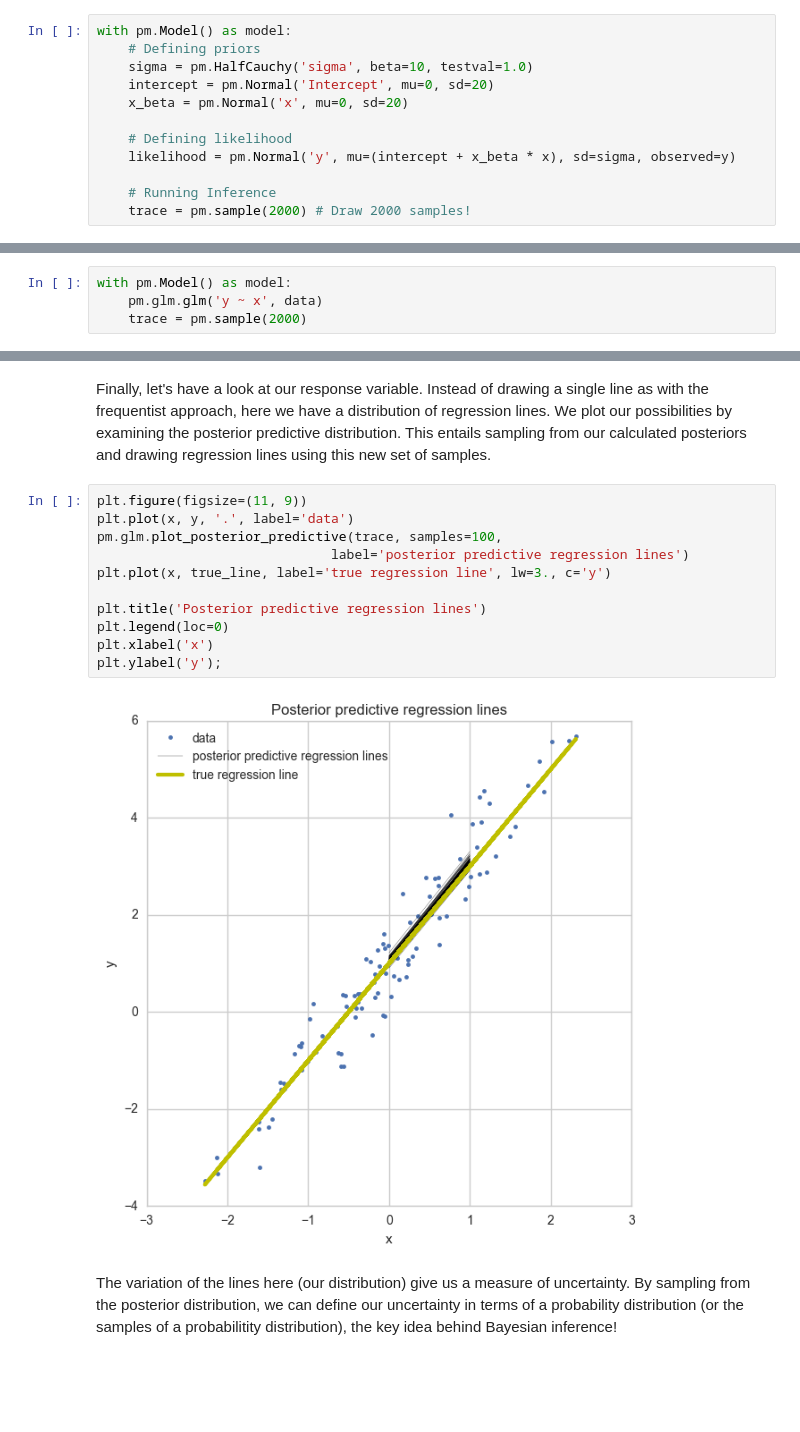
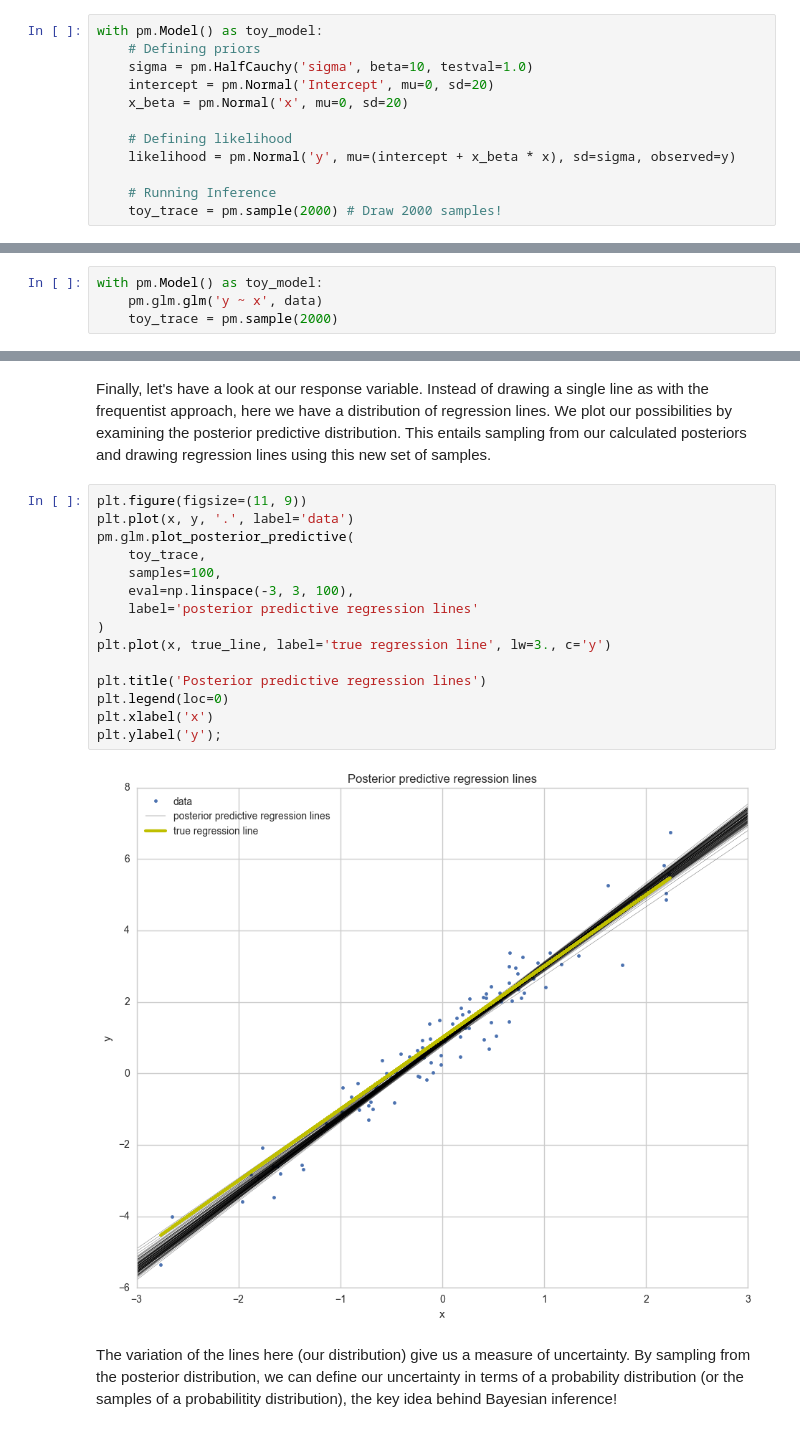
Before and after one commit to pydata/pydata-cookbook, a Jupyter notebook: papers/maxwell_margenot/bayesian_linear_regression.ipynb, the cells around one changed output, grey strips where cells are left out. Cells and saved outputs as stored; diff of their text form; blank space fills up the shorter version.

```diff
--- a/papers/maxwell_margenot/bayesian_linear_regression.ipynb
+++ b/papers/maxwell_margenot/bayesian_linear_regression.ipynb
@@ -82,7 +86,7 @@ The data points in this scatter plot are our observed information about the true
 
 Let's define our priors for the Bayesian model. With PyMC3, it is remarkably easy to lay out which components of the model will follow which distributions, however, this may be confusing if you are unfamiliar with the Bayesian framework. The typical model definition is laid out here. In PyMC3, we define all of our variables using the `with` context.
 # %%
-with pm.Model() as model:
+with pm.Model() as toy_model:
     # Defining priors
     sigma = pm.HalfCauchy('sigma', beta=10, testval=1.0)
     intercept = pm.Normal('Intercept', mu=0, sd=20)
@@ -92,7 +96,7 @@ with pm.Model() as model:
     likelihood = pm.Normal('y', mu=(intercept + x_beta * x), sd=sigma, observed=y)
 
     # Running Inference
-    trace = pm.sample(2000) # Draw 2000 samples!
+    toy_trace = pm.sample(2000) # Draw 2000 samples!
 # %% [output]
 Auto-assigning NUTS sampler...
 Initializing NUTS using advi...
@@ -102,9 +106,9 @@ If you are less familiar with probabilistic programming, this may look like a lo
 
 For this reason, the PyMC3 developers introduced a `glm` module to simplify the definition of Generalized Linear Models (GLM), including linear regressions such as ours.
 # %%
-with pm.Model() as model:
+with pm.Model() as toy_model:
     pm.glm.glm('y ~ x', data)
-    trace = pm.sample(2000)
+    toy_trace = pm.sample(2000)
 # %% [output]
 Auto-assigning NUTS sampler...
 Initializing NUTS using advi...
@@ -152,16 +156,20 @@ Finally, let's have a look at our response variable. Instead of drawing a single
 # %%
 plt.figure(figsize=(11, 9))
 plt.plot(x, y, '.', label='data')
-pm.glm.plot_posterior_predictive(trace, samples=100,
-                              label='posterior predictive regression lines')
+pm.glm.plot_posterior_predictive(
+    toy_trace,
+    samples=100,
+    eval=np.linspace(-3, 3, 100),
+    label='posterior predictive regression lines'
+)
 plt.plot(x, true_line, label='true regression line', lw=3., c='y')
 
 plt.title('Posterior predictive regression lines')
 plt.legend(loc=0)
 plt.xlabel('x')
 plt.ylabel('y');
 # %% [output]
-[figure, old version]
+[figure, new version]
 # %% [markdown]
 The variation of the lines here (our distribution) give us a measure of uncertainty. By sampling from the posterior distribution, we can define our uncertainty in terms of a probability distribution (or the samples of a probabilitity distribution), the key idea behind Bayesian inference!
 # %% [markdown]
```
Also changed, not shown: parts of 42 cells of this notebook.
